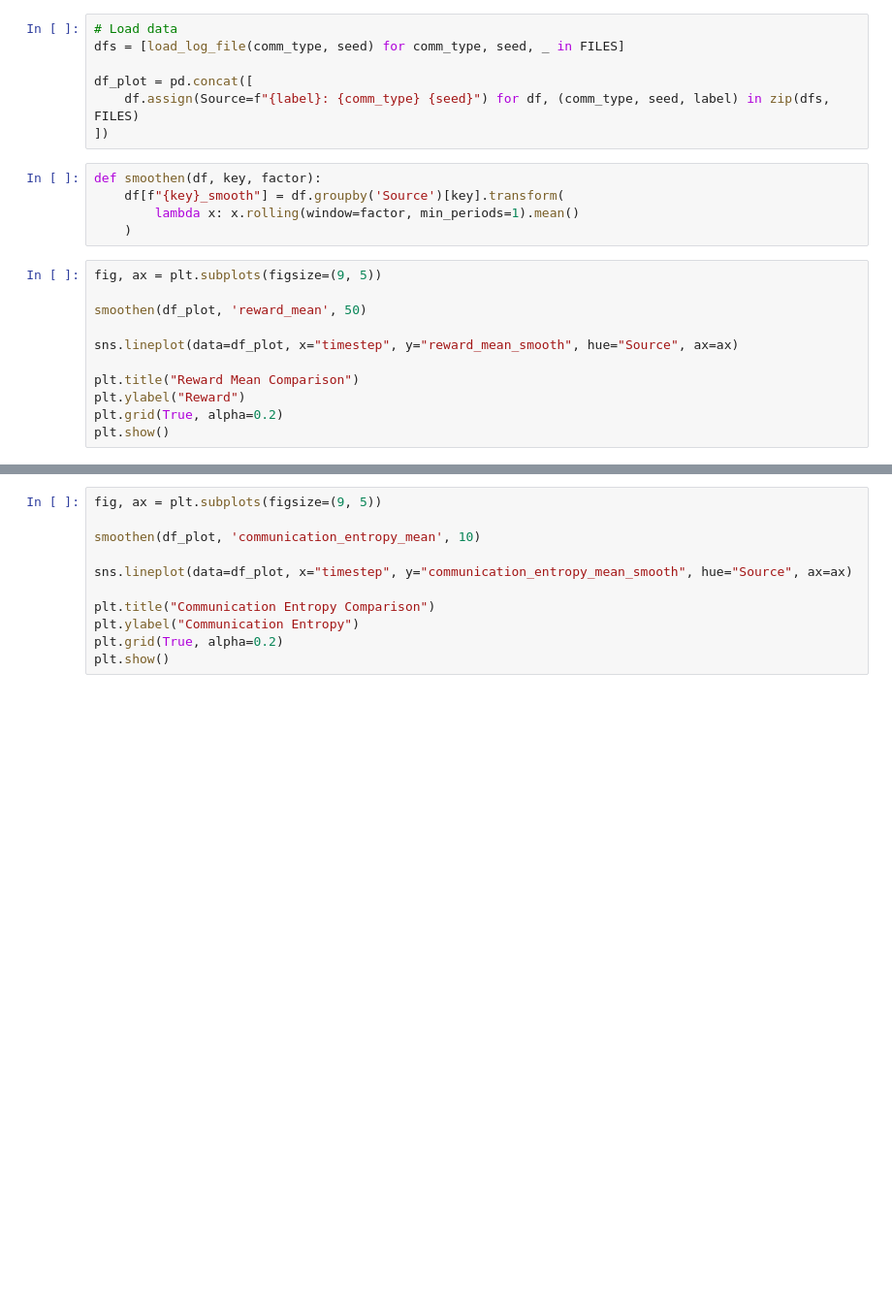
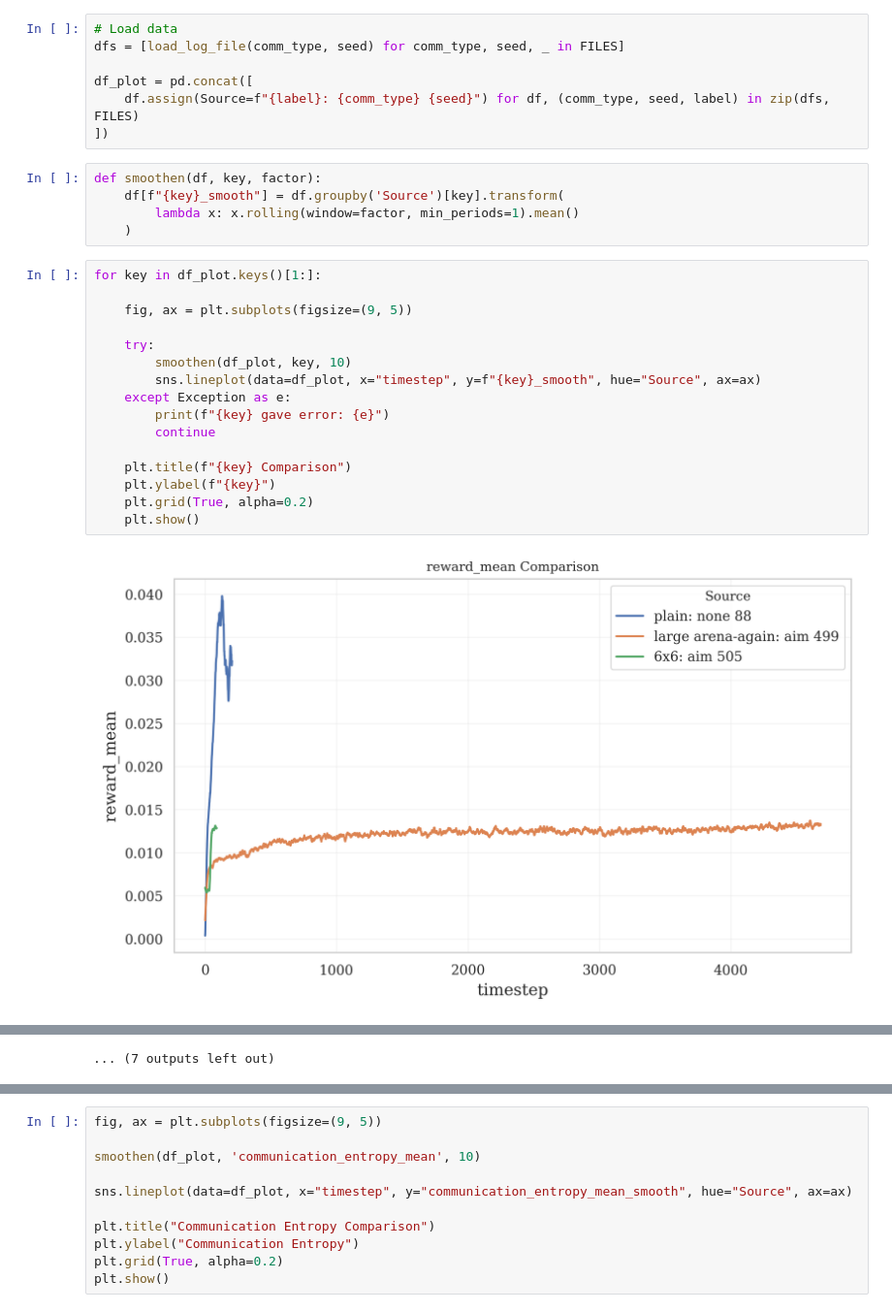
Before and after one commit to OGreenwood672/dissertation, a Jupyter notebook: Project/notebooks/analysis/main.ipynb, the cells around one changed output, grey strips where cells are left out. Shown at 97% size. Saved outputs shown, nothing was run; the diff lists cells and outputs as text; blank space fills up the shorter version.

```diff
--- a/Project/notebooks/analysis/main.ipynb
+++ b/Project/notebooks/analysis/main.ipynb
@@ -61,13 +76,20 @@ def smoothen(df, key, factor):
         lambda x: x.rolling(window=factor, min_periods=1).mean()
     )
 # %%
-fig, ax = plt.subplots(figsize=(9, 5))
+for key in df_plot.keys()[1:]:
 
-smoothen(df_plot, 'reward_mean', 50)
+    fig, ax = plt.subplots(figsize=(9, 5))
 
-sns.lineplot(data=df_plot, x="timestep", y="reward_mean_smooth", hue="Source", ax=ax)
+    try:
+        smoothen(df_plot, key, 10)
+        sns.lineplot(data=df_plot, x="timestep", y=f"{key}_smooth", hue="Source", ax=ax)
+    except Exception as e:
+        print(f"{key} gave error: {e}")
+        continue
 
-plt.title("Reward Mean Comparison")
-plt.ylabel("Reward")
-plt.grid(True, alpha=0.2)
-plt.show()
+    plt.title(f"{key} Comparison")
+    plt.ylabel(f"{key}")
+    plt.grid(True, alpha=0.2)
+    plt.show()
+# %% [output]
+[figure, added]
@@ -74,3 +107,4 @@ plt.show()
+... (7 outputs left out)
 # %%
 fig, ax = plt.subplots(figsize=(9, 5))
 
```
Also changed, not shown: parts of 3 cells of this notebook, 44 other files.
